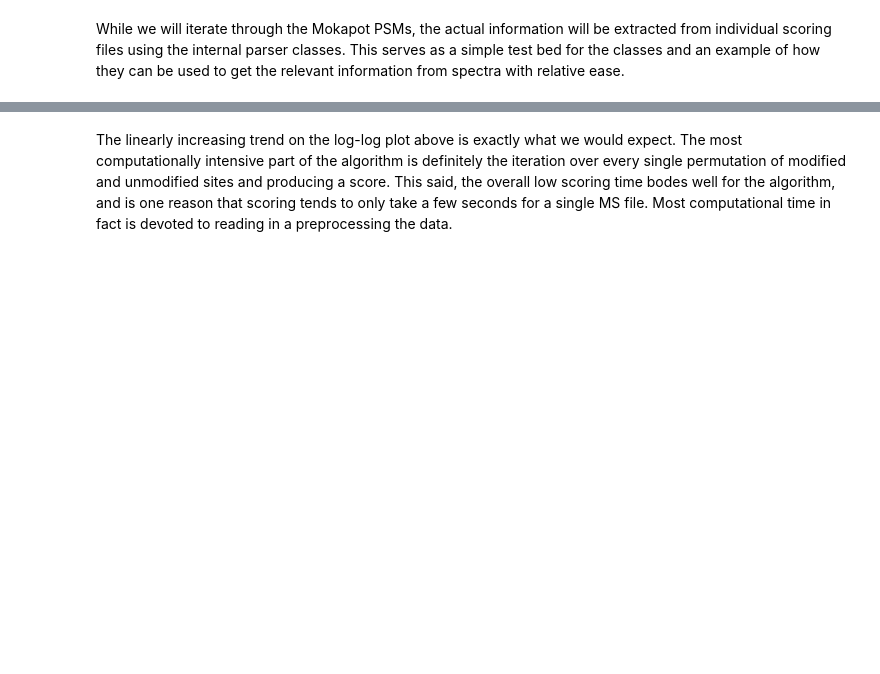
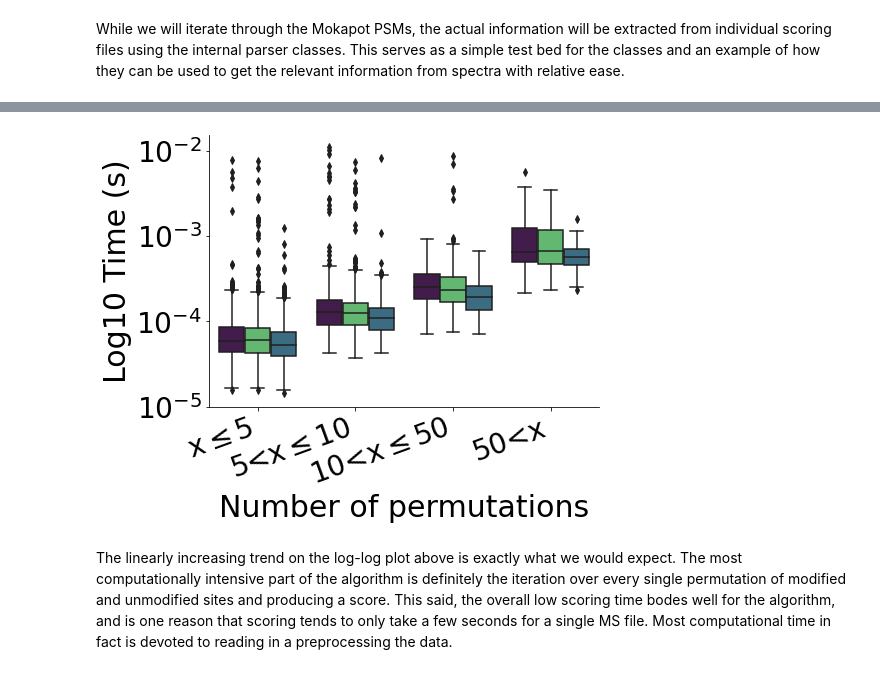
Before and after one commit to Villen-Lab/pyAscoreValidation, a Jupyter notebook: notebook/evaluating_scoring_times.ipynb, the cells around one changed output, grey strips where cells are left out. Cells and saved outputs as stored; diff of their text form; code cells hidden in the pictures; blank space fills up the shorter version.

```diff
--- a/notebook/evaluating_scoring_times.ipynb
+++ b/notebook/evaluating_scoring_times.ipynb
@@ -172,2 +176,29 @@ plt.show()
+# %%
+fig = plt.figure(figsize=(7, 5))
+
+psms["nperm_cut"] = pd.cut(psms.nperm, bins=[0, 5, 10, 50, 1000])
+
+sns.boxplot(data=psms,
+            x="nperm_cut",
+            y="log_pyascore_times",
+            hue="replicate",
+            palette=["#461554", "#56c566", "#30708d"])
+
+plt.yticks([-5, -4, -3, -2],
+           ["$10^{-5}$", "$10^{-4}$",
+            "$10^{-3}$", "$10^{-2}$"])
+plt.xticks([0, 1, 2, 3], ["x$\leq$5", "5<x$\leq$10", "10<x$\leq$50", "50<x"],
+           rotation=20, ha="right")
+plt.tick_params(labelsize=28)
+plt.xlabel("Number of permutations", size=30)
+plt.ylabel("Log10 Time (s)", size=30)
+plt.legend().remove()
+sns.despine()
+plt.savefig("figures/pyascore_scoring_speed_boxscatter.svg",
+            bbox_inches="tight",
+            facecolor="white")
+plt.show()
+# %% [output]
+[figure, added]
 # %% [markdown]
 The linearly increasing trend on the log-log plot above is exactly what we would expect. The most computationally intensive part of the algorithm is definitely the iteration over every single permutation of modified and unmodified sites and producing a score. This said, the overall low scoring time bodes well for the algorithm, and is one reason that scoring tends to only take a few seconds for a single MS file. Most computational time in fact is devoted to reading in a preprocessing the data.
```
Also changed, not shown: parts of 6 cells of this notebook, 21 other files.
